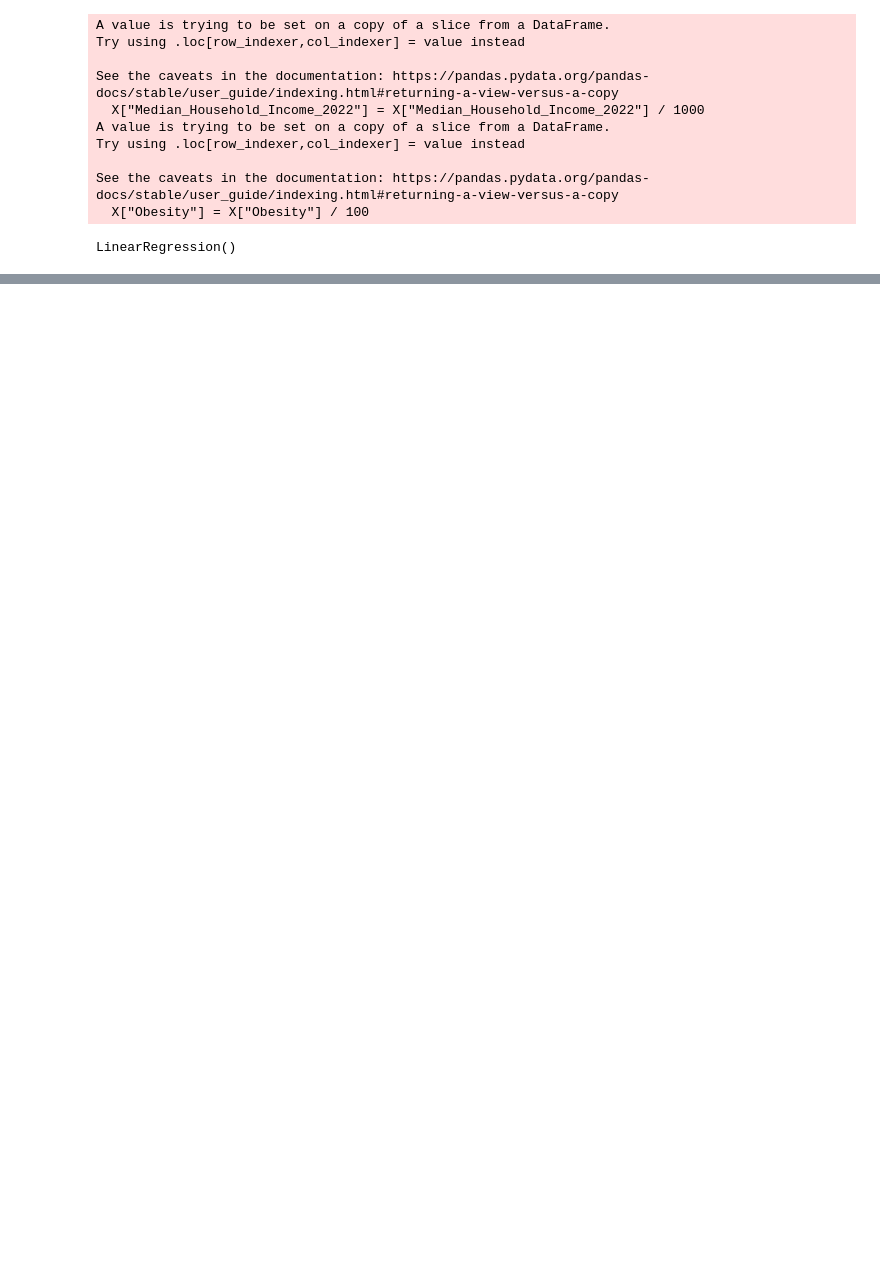
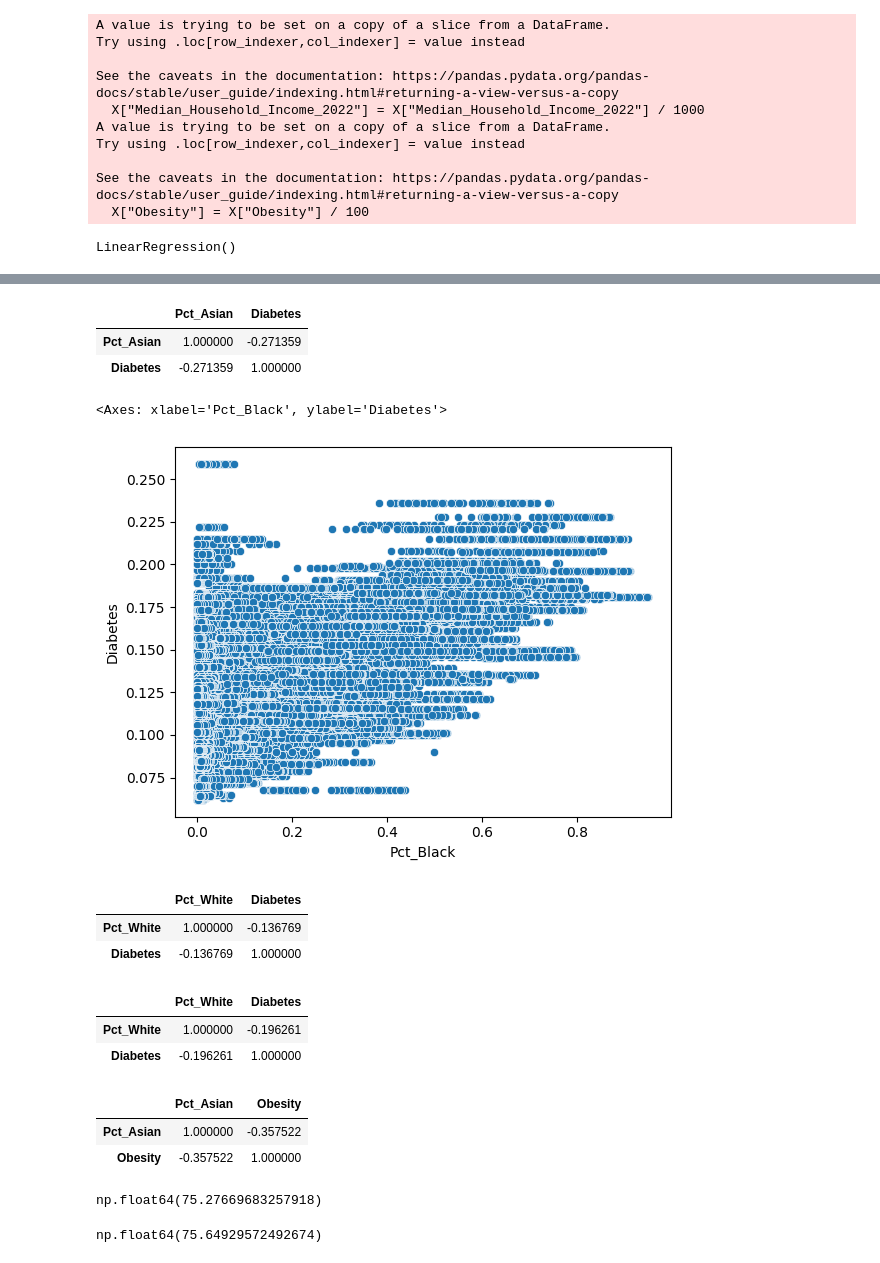
Before and after one commit to festiveelephantseal/UH-CEA-Summer-Research, a Jupyter notebook: Research.ipynb, the cells around one changed output, grey strips where cells are left out. Drawn from its saved outputs; the diff is of its cells as text; code cells hidden in the pictures; blank space fills up the shorter version.

```diff
--- a/Research.ipynb
+++ b/Research.ipynb
@@ -160,0 +161,37 @@ print(std_df)
+# %%
+df[["Pct_Asian", "Diabetes"]].corr()
+# %% [output]
+|  | Pct_Asian | Diabetes |
+| Pct_Asian | 1.000000 | -0.271359 |
+| Diabetes | -0.271359 | 1.000000 |
+# %%
+sns.scatterplot(x="Pct_Black", y=y, data=df)
+# %% [output]
+<Axes: xlabel='Pct_Black', ylabel='Diabetes'>
+[figure, added]
+# %%
+df[df['Median_Household_Income_2022'] > 80000][['Pct_White', 'Diabetes']].corr()
+# %% [output]
+|  | Pct_White | Diabetes |
+| Pct_White | 1.000000 | -0.136769 |
+| Diabetes | -0.136769 | 1.000000 |
+# %%
+df[(df["Median_Household_Income_2022"] > 60000) & (df["Median_Household_Income_2022"] < 79999)][["Pct_White", "Diabetes"]].corr()
+# %% [output]
+|  | Pct_White | Diabetes |
+| Pct_White | 1.000000 | -0.196261 |
+| Diabetes | -0.196261 | 1.000000 |
+# %%
+df[["Pct_Asian", "Obesity"]].corr()
+# %% [output]
+|  | Pct_Asian | Obesity |
+| Pct_Asian | 1.000000 | -0.357522 |
+| Obesity | -0.357522 | 1.000000 |
+# %%
+df[df["Pct_Asian"] > 0.2]["Annual Checkup"].mean()
+# %% [output]
+np.float64(75.27669683257918)
+# %%
+df["Annual Checkup"].mean()
+# %% [output]
+np.float64(75.64929572492674)
```
Also changed, not shown: parts of 7 cells of this notebook, 5 other files.
